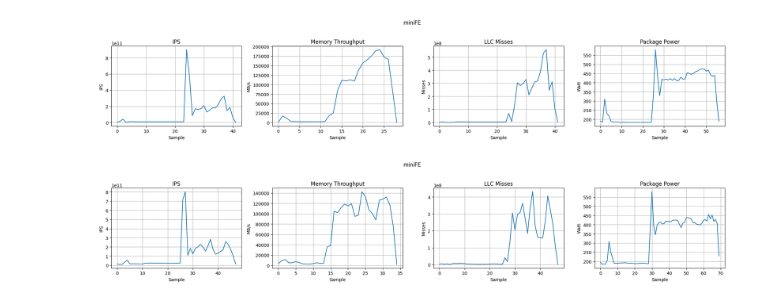
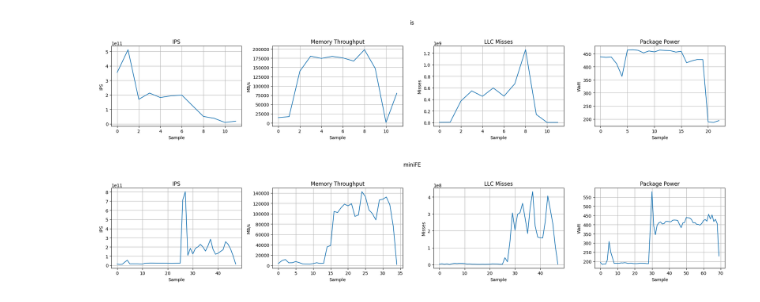
Before and after one commit to zzheng33/power-3, a Jupyter notebook: GPGPU/data/performance.ipynb, the cells around one changed output. Saved outputs shown, nothing was run; the diff lists cells and outputs as text; code cells hidden in the pictures.

```diff
--- a/GPGPU/data/performance.ipynb
+++ b/GPGPU/data/performance.ipynb
@@ -150,16 +150,16 @@ def plot_all(data, save_dir=None, apps=None):
             plot_app(app, data, save_dir=save_dir)
 # %%
 benchmarks = ['bt','cg','ep','ft','is','lu','mg','sp','ua','LULESH','Nekbone','miniFE']
-benchmarks = ['miniFE']
+benchmarks = ['is']
 
 BASE = "../data/npb_solo/run1"
 # BASE = "../data/npb_solo/"
 
 data = collect_data(BASE)
 
 plot_all(data)
 # %% [output]
-[figure, old version]
+[figure, new version]
 # %%
 benchmarks = ['bt','cg','ep','ft','is','lu','mg','sp','ua','LULESH','Nekbone','miniFE']
 benchmarks = ['miniFE']
```
Also changed, not shown: 10 other files.
